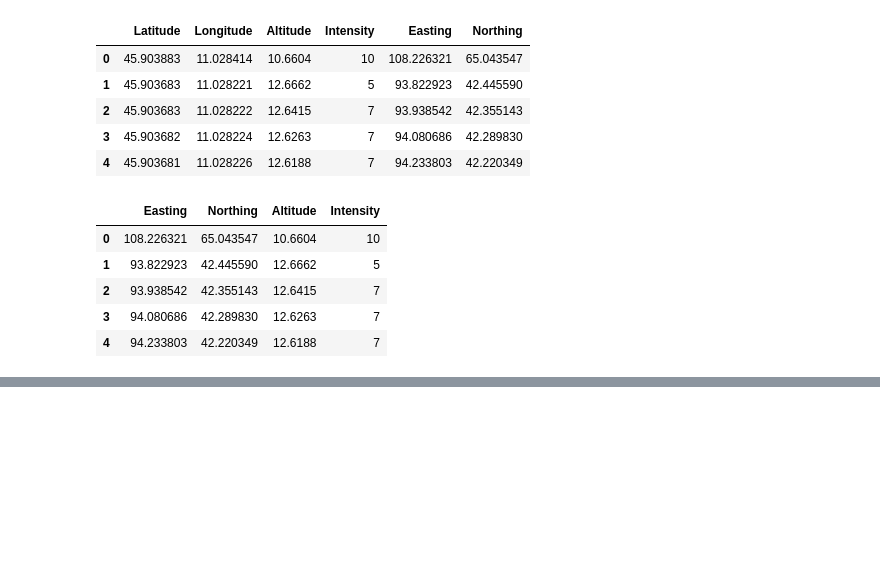
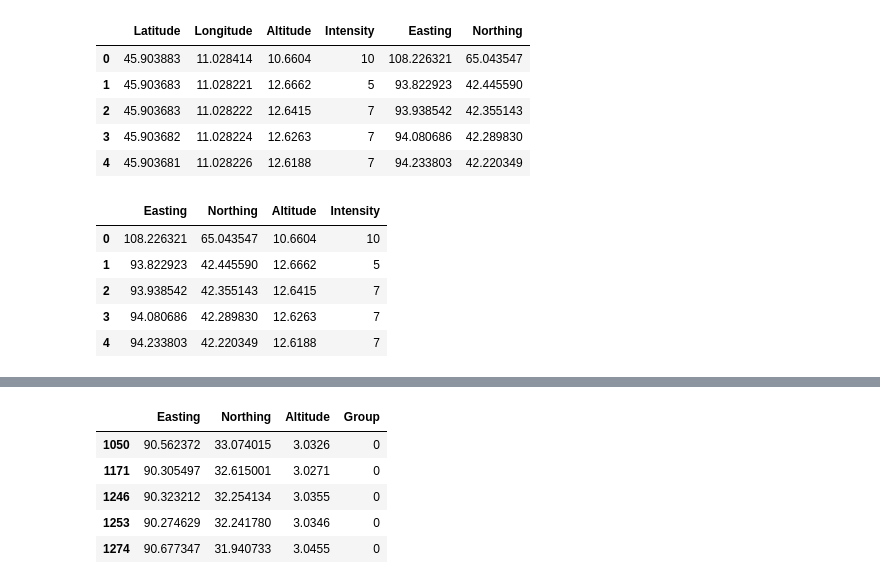
Before and after one commit to Lukas-Justen/Lane-Marking-Detection, a Jupyter notebook: Pointcloud_LaneMarking_Detection.ipynb, the cells around one changed output, grey strips where cells are left out. Cells and saved outputs as stored; diff of their text form; code cells hidden in the pictures; blank space fills up the shorter version.

```diff
--- a/Pointcloud_LaneMarking_Detection.ipynb
+++ b/Pointcloud_LaneMarking_Detection.ipynb
@@ -183,0 +205,21 @@ Intensity - Reduction to %:   0.7328853422931542
+# %%
+X = lanes_df[["Easting", "Northing", "Altitude"]].values
+X = StandardScaler().fit_transform(X)
+
+db = DBSCAN(eps=0.05, min_samples=40).fit(X)
+labels = db.labels_
+n_clusters_ = len(set(labels)) - (1 if -1 in labels else 0)
+n_noise_ = list(labels).count(-1)
+
+lanes_df["Group"] = labels
+cluster_df = lanes_df[["Easting", "Northing", "Altitude", "Group"]]
+cluster_df = cluster_df[cluster_df["Group"]>=0]
+cluster_df.to_csv("./data/clustering.xyz",index=False)
+cluster_df.head()
+# %% [output]
+|  | Easting | Northing | Altitude | Group |
+| 1050 | 90.562372 | 33.074015 | 3.0326 | 0 |
+| 1171 | 90.305497 | 32.615001 | 3.0271 | 0 |
+| 1246 | 90.323212 | 32.254134 | 3.0355 | 0 |
+| 1253 | 90.274629 | 32.241780 | 3.0346 | 0 |
+| 1274 | 90.677347 | 31.940733 | 3.0455 | 0 |
```
Also changed, not shown: parts of 8 cells of this notebook, 5 other files.
